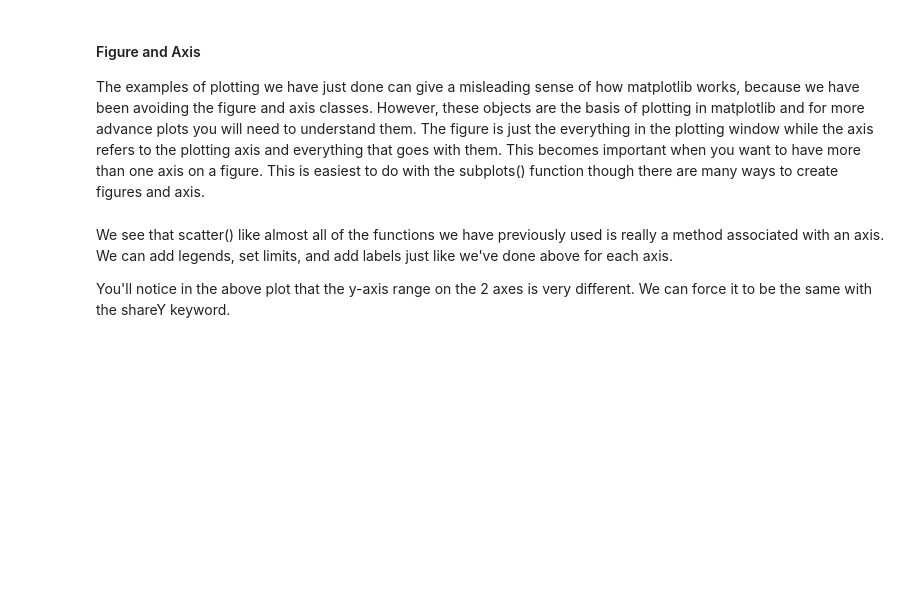
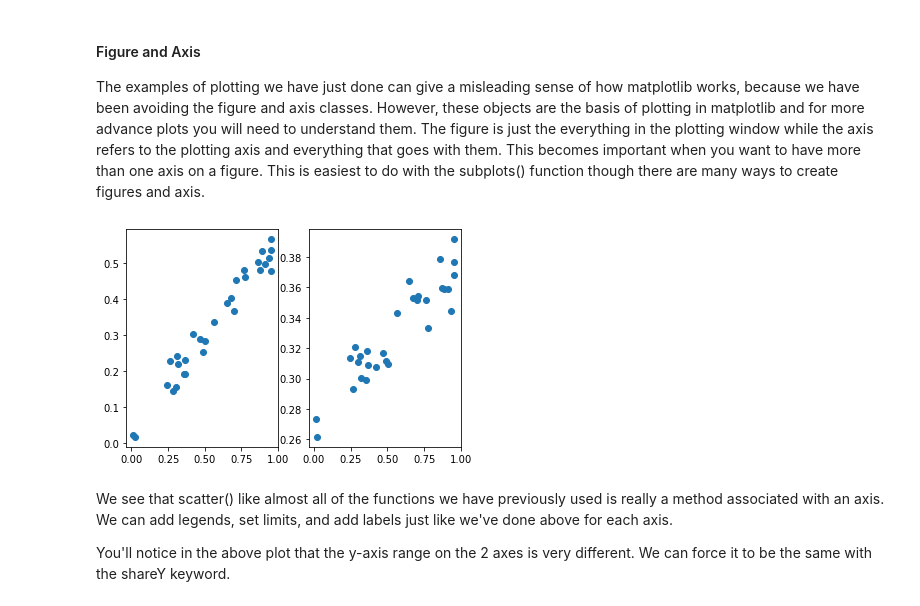
Before and after one commit to ari-maller/bootcamp_notebooks, a Jupyter notebook: Numpy_and_Matplotlib.ipynb, the cells around one changed output. Drawn from its saved outputs; the diff is of its cells as text; code cells hidden in the pictures; blank space fills up the shorter version.

```diff
--- a/Numpy_and_Matplotlib.ipynb
+++ b/Numpy_and_Matplotlib.ipynb
@@ -134,10 +187,12 @@ plt.show()
 #### Figure and Axis
 The examples of plotting we have just done can give a misleading sense of how matplotlib works, because we have been avoiding the figure and axis classes. However, these objects are the basis of plotting in matplotlib and for more advance plots you will need to understand them. The figure is just the everything in the plotting window while the axis refers to the plotting axis and everything that goes with them. This becomes important when you want to have more than one axis on a figure. This is easiest to do with the subplots() function though there are many ways to create figures and axis.
 # %%
-fig,axis=plt.subplots(nrows=1,ncols=2)
-axis[0].scatter(x,y)
-axis[1].scatter(x,z)
+fig,axes=plt.subplots(nrows=1,ncols=2)
+axes[0].scatter(x,y)
+axes[1].scatter(x,z)
 plt.show() #and we get 2 plots on the same figure
+# %% [output]
+[figure, added]
 # %% [markdown]
 We see that scatter() like almost all of the functions we have previously used is really a method associated with an axis. We can add legends, set limits, and add labels just like we've done above for each axis.
 
```
Also changed, not shown: parts of 16 cells of this notebook, 3 other files.
